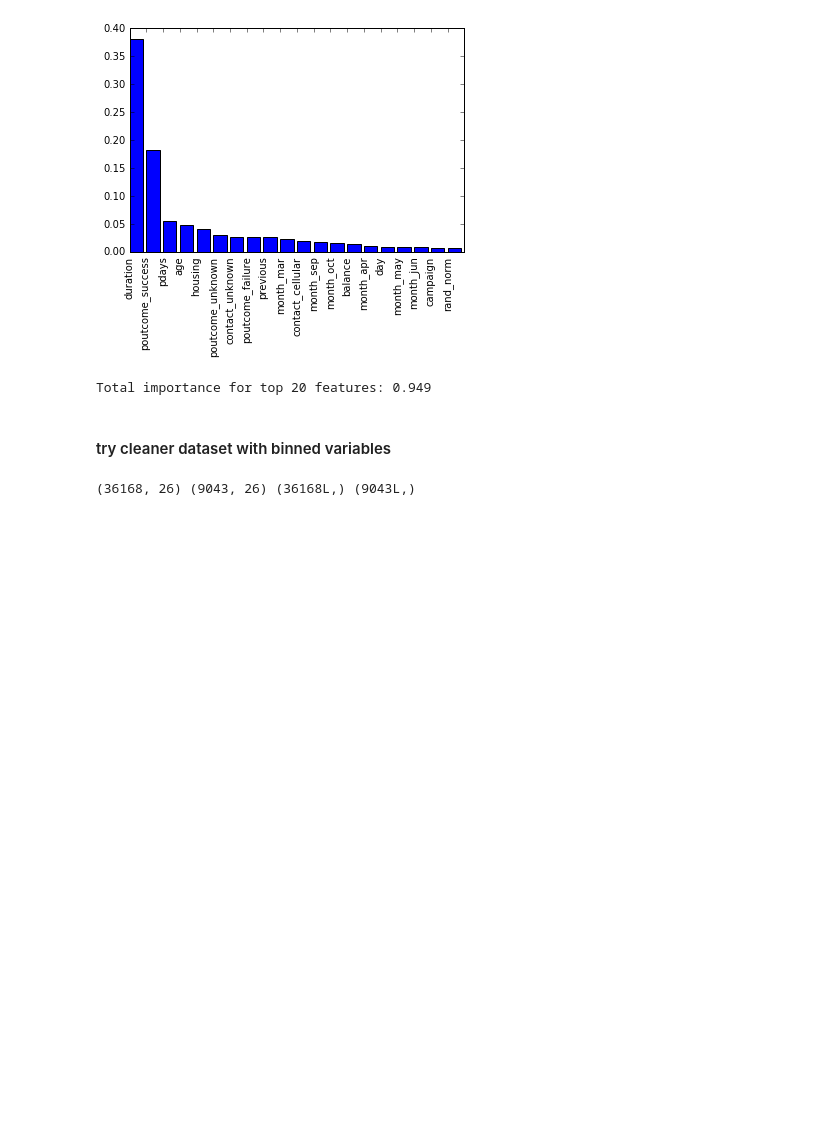
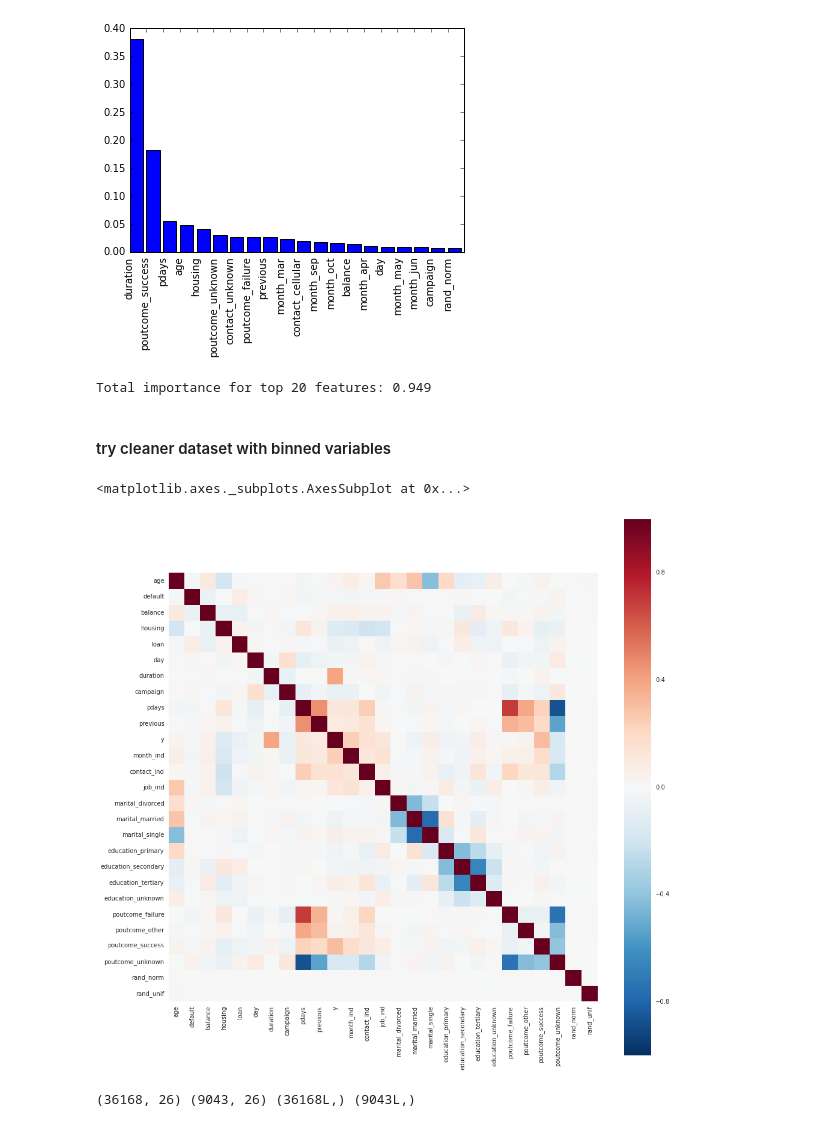
Before and after one commit to TejjeT/DataScienceProject2, a Jupyter notebook: bank_marketing .ipynb, the cells around one changed output. Drawn from its saved outputs; the diff is of its cells as text; code cells hidden in the pictures; blank space fills up the shorter version.

```diff
--- a/bank_marketing .ipynb
+++ b/bank_marketing .ipynb
@@ -524,6 +533,12 @@ Total importance for top 20 features: 0.949
 #### try cleaner dataset with binned variables
 # %%
 campaign_pd_cl = pd.read_csv('campaign_pd_cleaned.csv')
+# %%
+plt.rcParams['figure.figsize'] = 16, 16
+sns.heatmap(campaign_pd_cl.corr(), square=True)
+# %% [output]
+<matplotlib.axes._subplots.AxesSubplot at 0x...>
+[figure, added]
 # %%
 np.random.seed(7)
 campaign_pd_cl['rand_norm'] = np.random.randn(campaign_pd_cl.shape[0])
```
Also changed, not shown: parts of 10 cells of this notebook.
